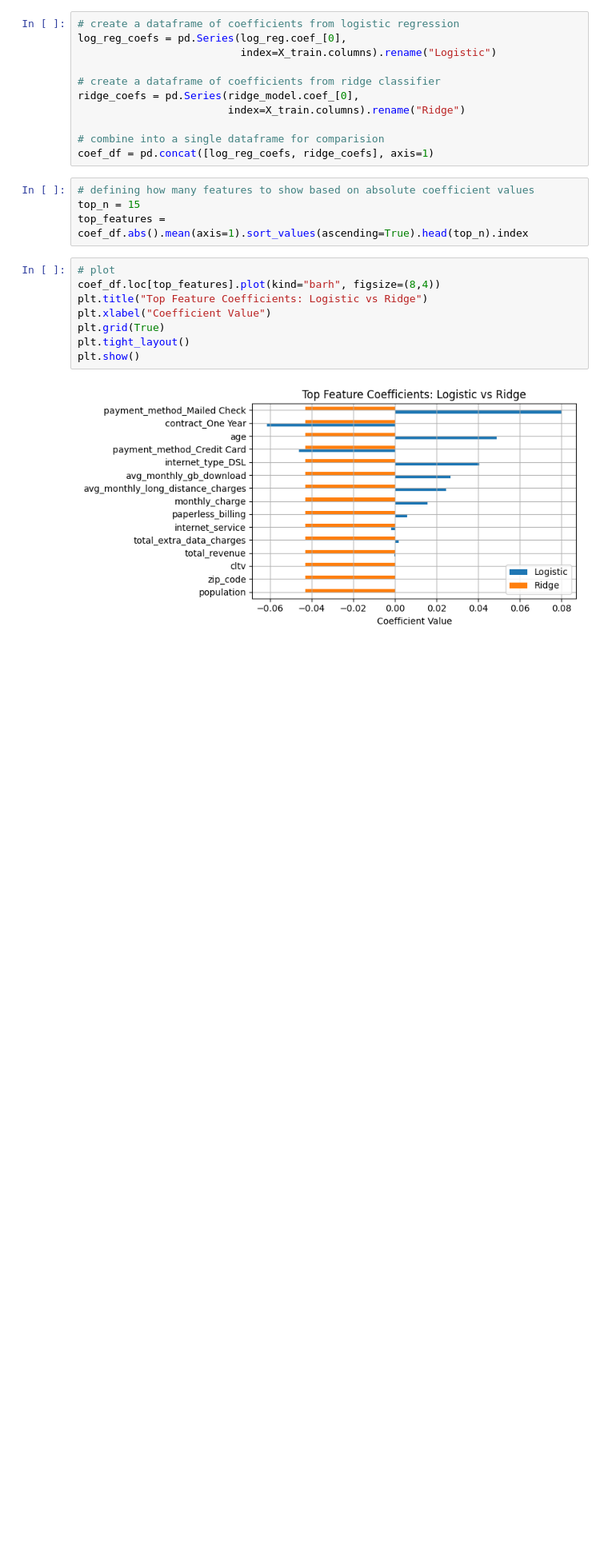
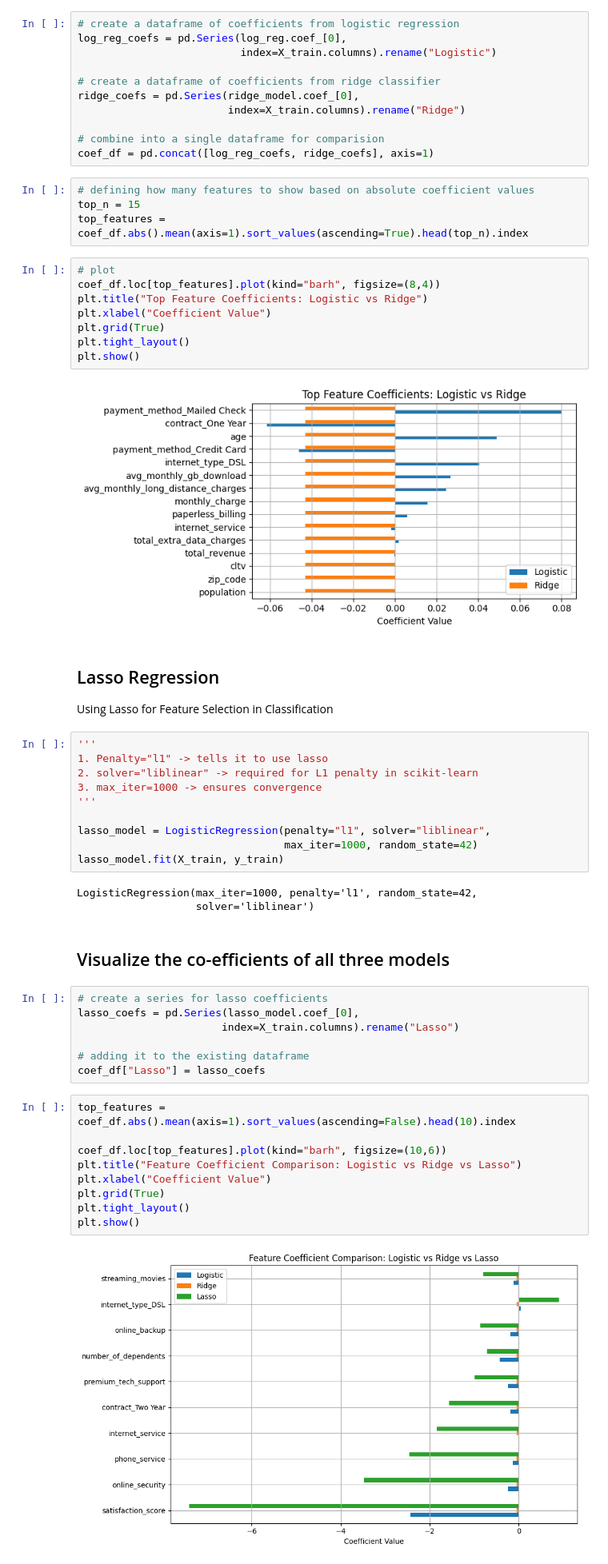
Before and after one commit to sowmyamaddali/customer-churn-prediction, a Jupyter notebook: notebooks/churn_linearModeling.ipynb, the cells around one changed output. Shown at 80% size. Cells and saved outputs as stored; diff of their text form; blank space fills up the shorter version.

Commit message:
Lasso regression and conclusion added

```diff
--- a/notebooks/churn_linearModeling.ipynb
+++ b/notebooks/churn_linearModeling.ipynb
@@ -228,3 +228,39 @@ plt.tight_layout()
 plt.show()
 # %% [output]
 [figure]
+# %% [markdown]
+## Lasso Regression
+Using Lasso for Feature Selection in Classification
+# %%
+'''
+1. Penalty="l1" -> tells it to use lasso
+2. solver="liblinear" -> required for L1 penalty in scikit-learn
+3. max_iter=1000 -> ensures convergence
+'''
+
+lasso_model = LogisticRegression(penalty="l1", solver="liblinear",
+                                 max_iter=1000, random_state=42)
+lasso_model.fit(X_train, y_train)
+# %% [output]
+LogisticRegression(max_iter=1000, penalty='l1', random_state=42,
+                   solver='liblinear')
+# %% [markdown]
+## Visualize the co-efficients of all three models
+# %%
+# create a series for lasso coefficients
+lasso_coefs = pd.Series(lasso_model.coef_[0],
+                       index=X_train.columns).rename("Lasso")
+
+# adding it to the existing dataframe
+coef_df["Lasso"] = lasso_coefs
+# %%
+top_features = coef_df.abs().mean(axis=1).sort_values(ascending=False).head(10).index
+
+coef_df.loc[top_features].plot(kind="barh", figsize=(10,6))
+plt.title("Feature Coefficient Comparison: Logistic vs Ridge vs Lasso")
+plt.xlabel("Coefficient Value")
+plt.grid(True)
+plt.tight_layout()
+plt.show()
+# %% [output]
+[figure, added]
```
Also changed, not shown: parts of 2 cells of this notebook.
